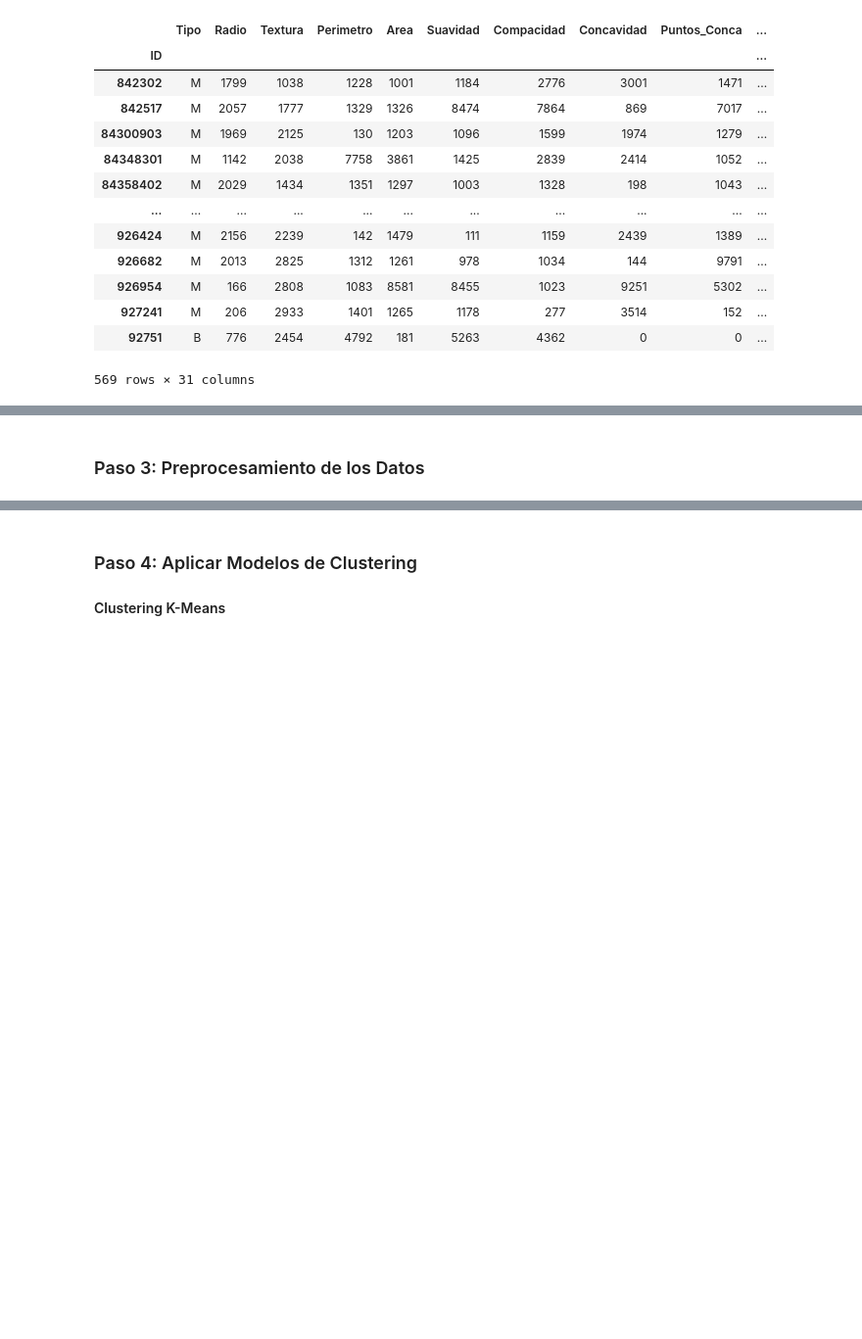
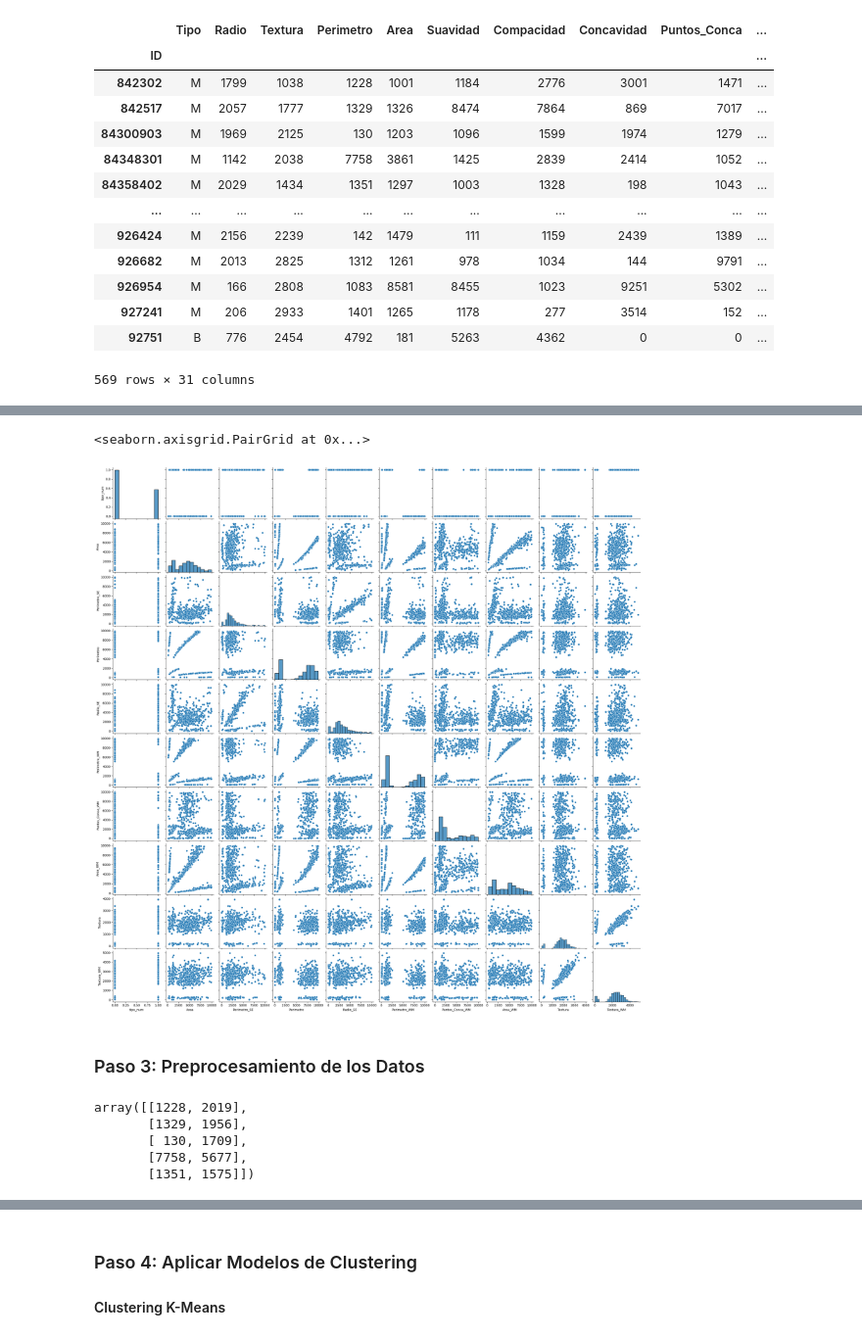
Before and after one commit to cgranadosh/basics_python_Analitycs, a Jupyter notebook: 16_Taller_clustering_Cancer.ipynb, the cells around one changed output, grey strips where cells are left out. Shown at 98% size. Drawn from its saved outputs; the diff is of its cells as text; code cells hidden in the pictures; blank space fills up the shorter version.

```diff
--- a/16_Taller_clustering_Cancer.ipynb
+++ b/16_Taller_clustering_Cancer.ipynb
@@ -54,2 +124,16 @@ data.info()
+# %%
+sns.pairplot(datos[["tipo_num","Area", "Perimetro_SE", "Perimetro", "Radio_SE", "Perimetro_WM", "Puntos_Conca_WM", "Area_WM", "Textura","Textura_WM"]])
+# %% [output]
+<seaborn.axisgrid.PairGrid at 0x...>
+[figure, added]
 # %% [markdown]
 ### Paso 3: Preprocesamiento de los Datos
+# %%
+X1 = datos[['Perimetro' , 'Area_WM']].iloc[: , :].values
+X1[0:5]
+# %% [output]
+array([[1228, 2019],
+       [1329, 1956],
+       [ 130, 1709],
+       [7758, 5677],
+       [1351, 1575]])
```
Also changed, not shown: parts of 16 cells of this notebook.
